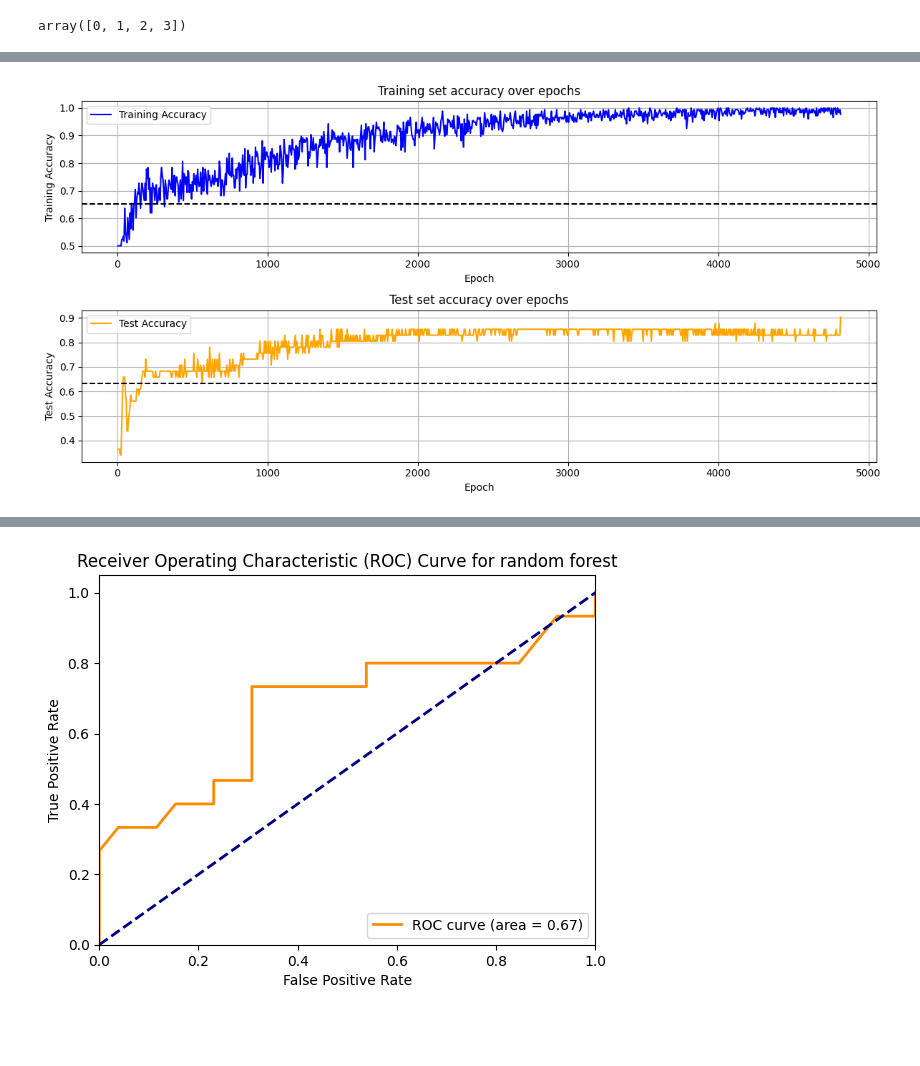
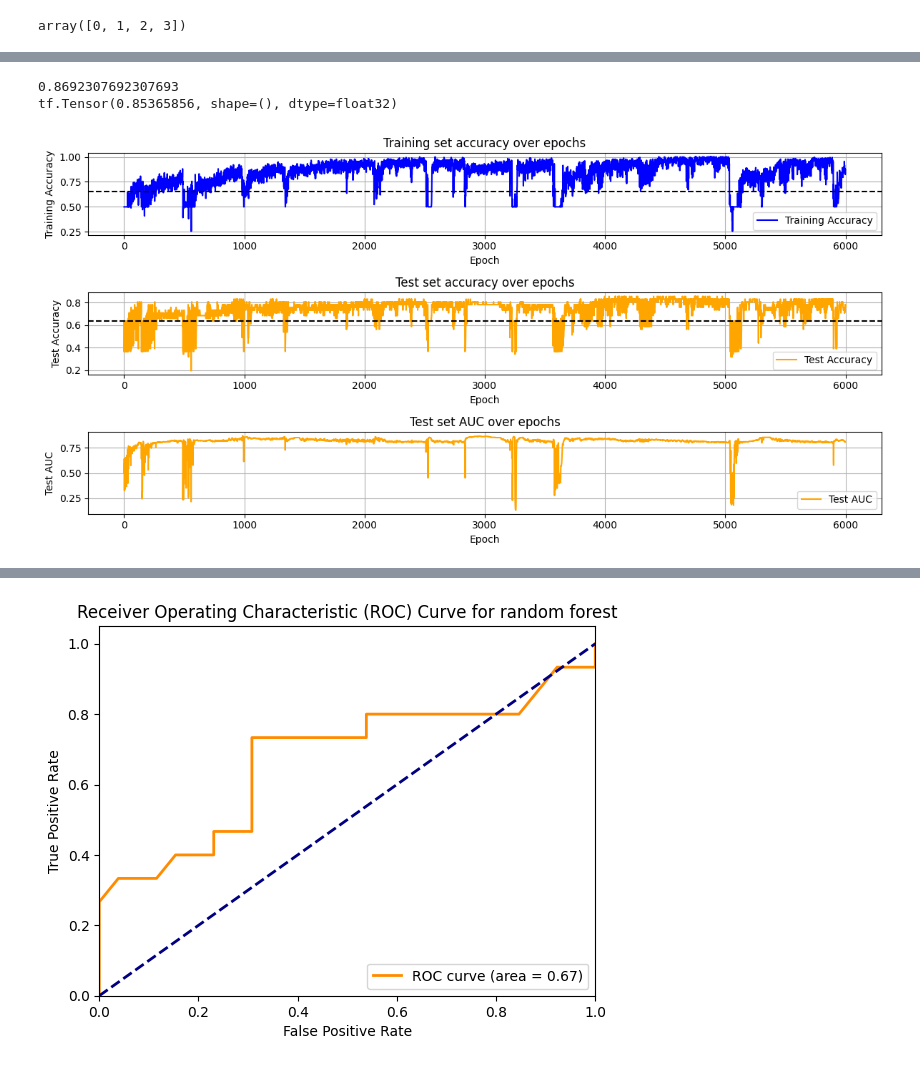
Before and after one commit to paoloAngelino/RCproject_code, a Jupyter notebook: basic_ANN_v2_high_accuracy.ipynb, the cells around one changed output, grey strips where cells are left out. Cells and saved outputs as stored; diff of their text form; code cells hidden in the pictures; blank space fills up the shorter version.

```diff
--- a/basic_ANN_v2_high_accuracy.ipynb
+++ b/basic_ANN_v2_high_accuracy.ipynb
@@ -48,10 +48,12 @@ dropout_rate = 0.3 #0.1
 balance = True
 l2_reg = 0.2
 batch_size = 16  #determines how many samples are processed per batch, each epoch will process multiple batches
-learning_rate = 0.00001
-num_epochs = 5000
-report_frequency = 5
+# learning_rate = 0.00001
+learning_rate = 0.01
+num_epochs = 6000
+report_frequency = 1
 accuracy_threshold = 0.9
+auc_threshold = 0.95
 clipnorm = 2.0
 simplifly_categories = True
 holdout_size = 0.5
@@ -61,6 +63,18 @@ current_gene_list = 'de_intersect_plus_bulk_genes'#'sig9_0.05'
 
 PCA_reduce = False
 n_comp_PCA = 16
+
+#dynamic learning rate parameters
+
+lr_dict = {
+    0.7: 0.01,   # Learning rate if AUC < 0.7
+    0.8: 0.001,  # Learning rate if 0.7 <= AUC < 0.8
+    0.85: 0.0001,  # Learning rate if 0.8 <= AUC < 0.9
+    0.88:  0.00005,
+    0.9: 0.00001  # Learning rate if AUC >= 0.9
+}
+
+auc_thresholds = [0.7, 0.8, 0.85, 0.88,0.90]  # AUC values at which the learning rate should be adjusted
 # %%
 # Load the RDS file
 rds_path = '/tmp/work/RCproject/gene_lists.rds'
@@ -427,35 +554,50 @@ Early stopping: test set performance high enough
+# %%
+print(max(test_auc_list))
+print(max(test_accuracy_list))
+# %% [output]
+0.8692307692307693
+tf.Tensor(0.85365856, shape=(), dtype=float32)
 # %%
 # After training, plot the metrics
 
 frequency_counts = pd.Series(y_test_outcome).value_counts()
 test_chance_level = frequency_counts[0]/len(y_test_outcome)
 
 frequency_counts = pd.Series(y_train_outcome).value_counts()
 train_chance_level = frequency_counts[0]/len(y_train_outcome)
 
-fig, axs = plt.subplots(2, 1, figsize=(12, 6))
+fig, axs = plt.subplots(3, 1, figsize=(12, 6))
 
 x_values = np.arange(1, len(train_accuracy_list) + 1) * report_frequency
 
 # Plot train accuracy
 axs[0].plot(x_values, train_accuracy_list, label='Training Accuracy', color='blue')
 axs[0].axhline(train_chance_level, color='black',linestyle ='--')
 axs[0].set_title('Training set accuracy over epochs')
 axs[0].set_xlabel('Epoch')
 axs[0].set_ylabel('Training Accuracy')
 axs[0].grid()
 axs[0].legend()
 
 # Plot test accuracay
 axs[1].plot(x_values, test_accuracy_list, label='Test Accuracy', color='orange')
 axs[1].axhline(test_chance_level, color='black',linestyle ='--')
 axs[1].set_title('Test set accuracy over epochs')
 axs[1].set_xlabel('Epoch')
 axs[1].set_ylabel('Test Accuracy')
 axs[1].grid()
 axs[1].legend()
 
+# Plot test accuracay
+axs[2].plot(x_values, test_auc_list, label='Test AUC', color='orange')
+# axs[2].axhline(0.5, color='black',linestyle ='--')
+axs[2].set_title('Test set AUC over epochs')
+axs[2].set_xlabel('Epoch')
+axs[2].set_ylabel('Test AUC')
+axs[2].grid()
+axs[2].legend()
+
 plt.tight_layout()
 plt.show()
 # %% [output]
-[figure, old version]
+[figure, new version]
```
Also changed, not shown: parts of 7 cells of this notebook, 2 other files.
